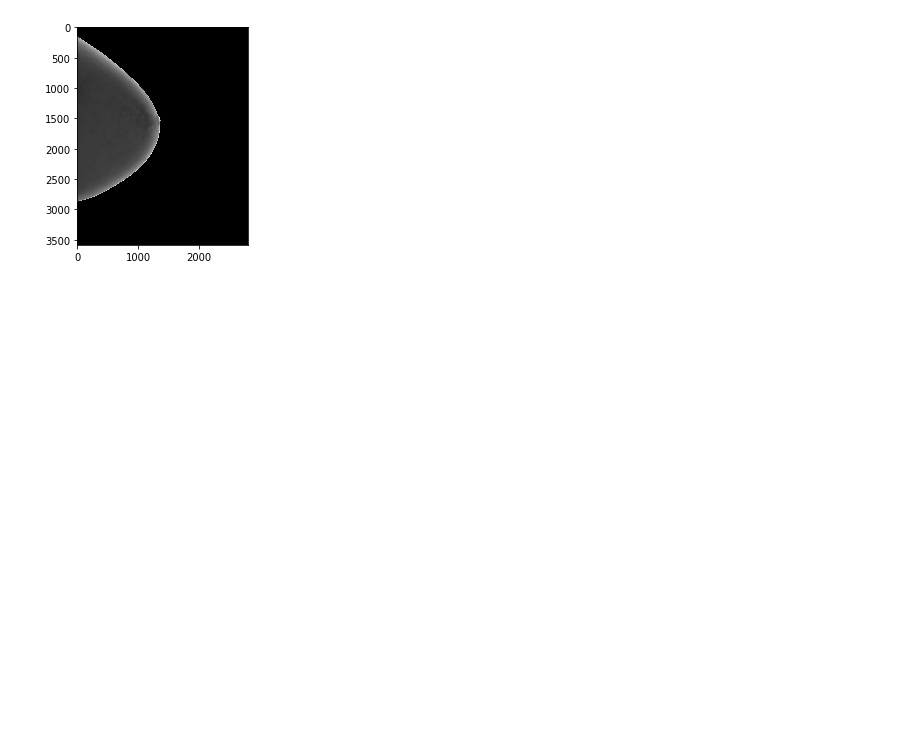
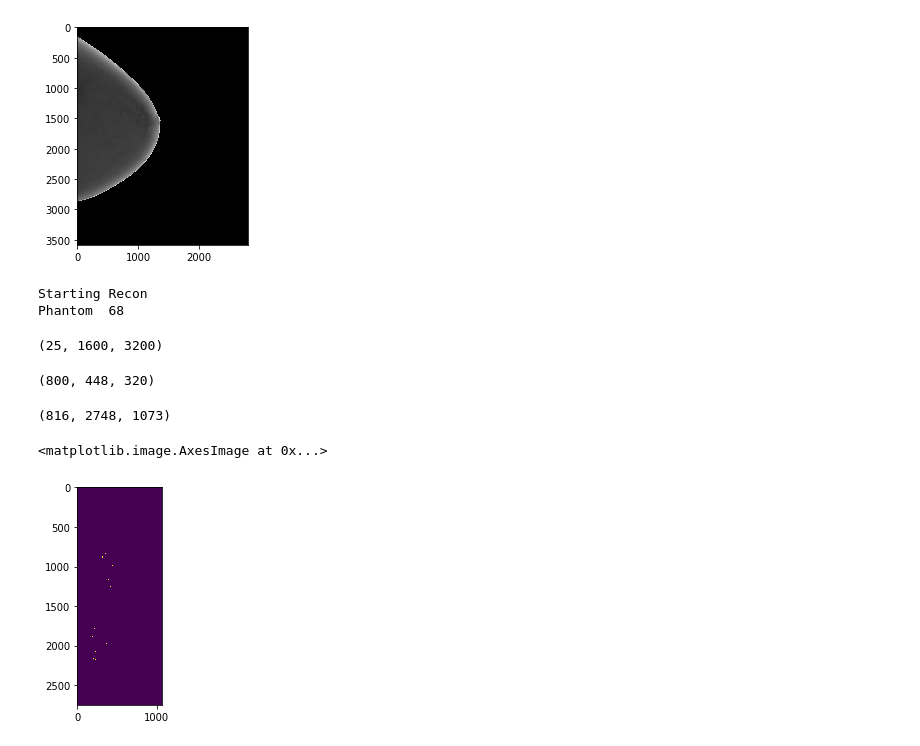
Before and after one commit to PranjalSahu/SEMISUNET, a Jupyter notebook: denoise_projection.ipynb, the cells around one changed output. Saved outputs shown, nothing was run; the diff lists cells and outputs as text; code cells hidden in the pictures; blank space fills up the shorter version.

```diff
--- a/denoise_projection.ipynb
+++ b/denoise_projection.ipynb
@@ -1212,7 +1243,7 @@ SOD       = 65/0.025
 ODD       = 4.5/0.025
 detWidth  = 0.0085/0.025 #/(0.0255/scaling_factor)   # size of each detector pixel
 detHeight = detWidth        # size of each detector pixel
-detRows   = 3200
+detRows   = 3584
 detCols   = 1600
 
 
@@ -1249,15 +1280,15 @@ insert_noise     = 1
 
 
 triple_dose  = True
-quarter_dose = True
-normal_dose  = True
+quarter_dose = False
+normal_dose  = False
 
 # SIRT iteration LOOP
 if recon_type == 0:
     niter      = 10
     start_time = time.time()
 
-    for index in range(43, 69):
+    for index in range(68, 69):
         print("Phantom ", index)
         a       = sio.loadmat("/media/pranjal/cewitdata2/DBT-PROJ-DENOISE/attenuation_values_cropped/LE/"+str(index)+".mat")["head"]
         testvol = np.rollaxis(a, 2, 0)
@@ -1304,8 +1335,8 @@ if recon_type == 0:
             g_noi[g_noi < 0]        = 0
 
             fid = open('/media/pranjal/cewitdata1/DBT-PROJ-DENOISE/DOUBLE/'+str(temp_proj.shape[2])+'x'+str(temp_proj.shape[1])+'x'+str(temp_proj.shape[0])+'.'+str(index)+'.raw', 'w')
-            #np.array(proj_noi).astype('float32').tofile(fid)
-            np.array(g_noi).astype('float32').tofile(fid)
+            np.array(proj_noi).astype('float32').tofile(fid)
+            #np.array(g_noi).astype('float32').tofile(fid)
 
         if normal_dose:
             I0        = 2000
@@ -1317,8 +1348,8 @@ if recon_type == 0:
             g_noi[g_noi < 0]        = 0
 
             fid = open('/media/pranjal/cewitdata1/DBT-PROJ-DENOISE/NORMAL/'+str(temp_proj.shape[2])+'x'+str(temp_proj.shape[1])+'x'+str(temp_proj.shape[0])+'.'+str(index)+'.raw', 'w')
-            #np.array(proj_noi).astype('float32').tofile(fid)
-            np.array(g_noi).astype('float32').tofile(fid)
+            np.array(proj_noi).astype('float32').tofile(fid)
+            #np.array(g_noi).astype('float32').tofile(fid)
 
         if(quarter_dose):
             I0        = 500
@@ -1345,3 +1376,37 @@ if recon_type == 0:
 #             fid = open('/media/pranjal/cewitdata2/DBT-PROJ-DENOISE/QUARTER/'+str(temp_proj.shape[2])+'x'+str(temp_proj.shape[0])+'x'+str(temp_proj.shape[1])+'.'+str(index)+'.raw', 'w')
 #             temp_proj  = np.rollaxis(temp_proj, 0, 2)
 #             np.array(temp_proj).astype('float32').tofile(fid)
+# %% [output]
+Starting Recon
+Phantom  68
+# %%
+import numpy as np
+index = 68
+all_proj = np.fromfile("/media/pranjal/cewitdata1/DBT-PROJ-DENOISE/NORMAL/3200x1600x25."+str(index)+".raw", dtype='float32')
+all_proj = np.reshape(all_proj, [25, 1600, 3200])
+
+print(all_proj.shape)
+# %% [output]
+(25, 1600, 3200)
+# %%
+a       = sio.loadmat("/media/pranjal/cewitdata2/DBT-PROJ-DENOISE/attenuation_values_cropped/LE/"+str(index)+".mat")["head"]
+print(a.shape)
+# %% [output]
+(800, 448, 320)
+# %%
+# [STAR] Code to read the data
+
+a = np.fromfile('/media/pranjal/cewitdata1/pranjal/CT-RECON-DATA/MC_CE27_slice32_atzz666_dense_uppaddle_pc_209923395_crop_1073x2748x816.raw', dtype='uint8')
+a = np.reshape(a, [816, 2748, 1073])
+
+print(a.shape)
+
+temp = a[666]
+# %% [output]
+(816, 2748, 1073)
+# %%
+temp[temp != 250] = 0
+plt.imshow(temp)
+# %% [output]
+<matplotlib.image.AxesImage at 0x...>
+[figure, added]
```
Also changed, not shown: parts of 26 cells of this notebook.
